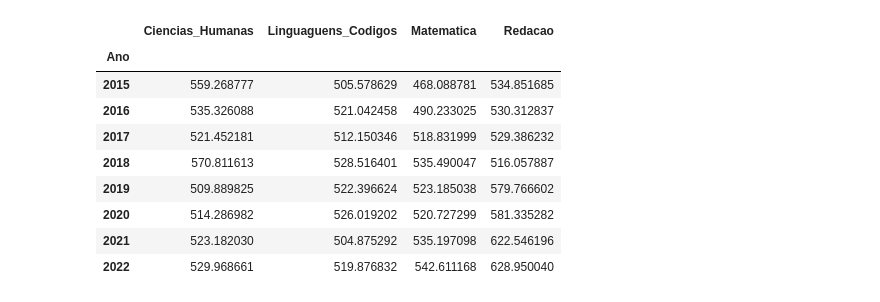
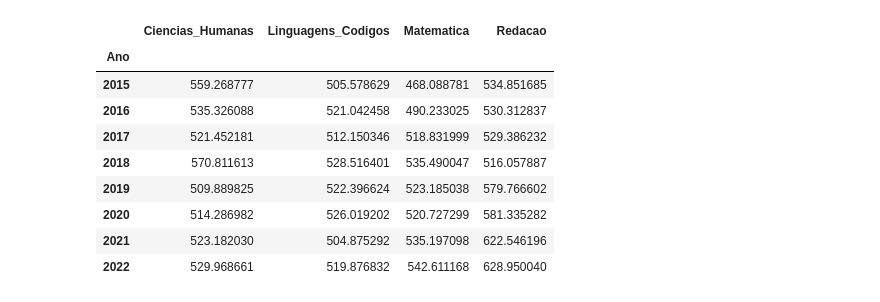
Before and after one commit to LiamFer/ENEM-Analysis, a Jupyter notebook: main_analysis.ipynb, the cells around one changed output. Cells and saved outputs as stored; diff of their text form; code cells hidden in the pictures.

```diff
--- a/main_analysis.ipynb
+++ b/main_analysis.ipynb
@@ -135,10 +135,13 @@ for i in range(len(zip_data["Zip Files"])):
             enem_collection.append(data)
 # %%
 enem = pd.concat(enem_collection)
+# %%
+# Calculando a Nota Total de cada pessoa
+enem['Nota Total'] = enem[['Ciencias_Natureza','Ciencias_Humanas','Matematica','Linguagens_Codigos','Redacao']].sum(axis=1)/5
 # %%
-enem.groupby("Ano")[["Ciencias_Humanas","Linguaguens_Codigos","Matematica","Redacao"]].mean()
+enem.groupby("Ano")[["Ciencias_Humanas","Linguagens_Codigos","Matematica","Redacao"]].mean()
 # %% [output]
-|  | Ciencias_Humanas | Linguaguens_Codigos | Matematica | Redacao |
+|  | Ciencias_Humanas | Linguagens_Codigos | Matematica | Redacao |
 | Ano |  |  |  |  |
 | 2015 | 559.268777 | 505.578629 | 468.088781 | 534.851685 |
 | 2016 | 535.326088 | 521.042458 | 490.233025 | 530.312837 |
```
Also changed, not shown: parts of 7 cells of this notebook, 1 other file.
